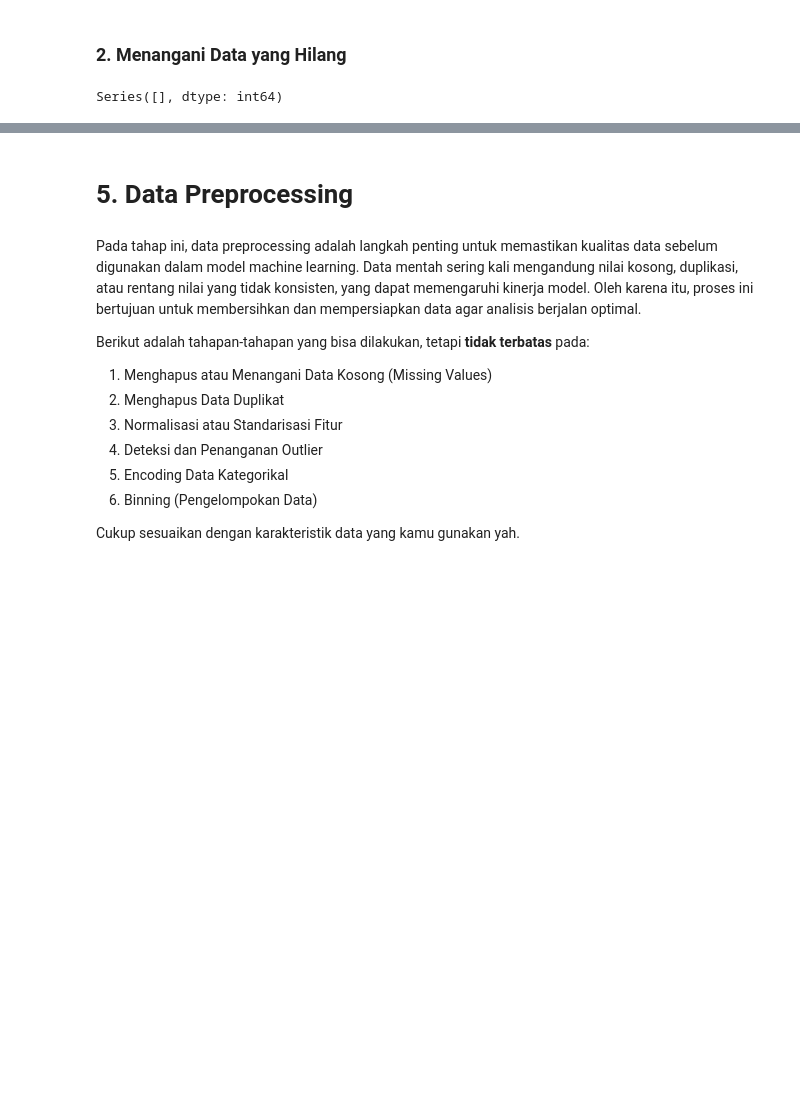
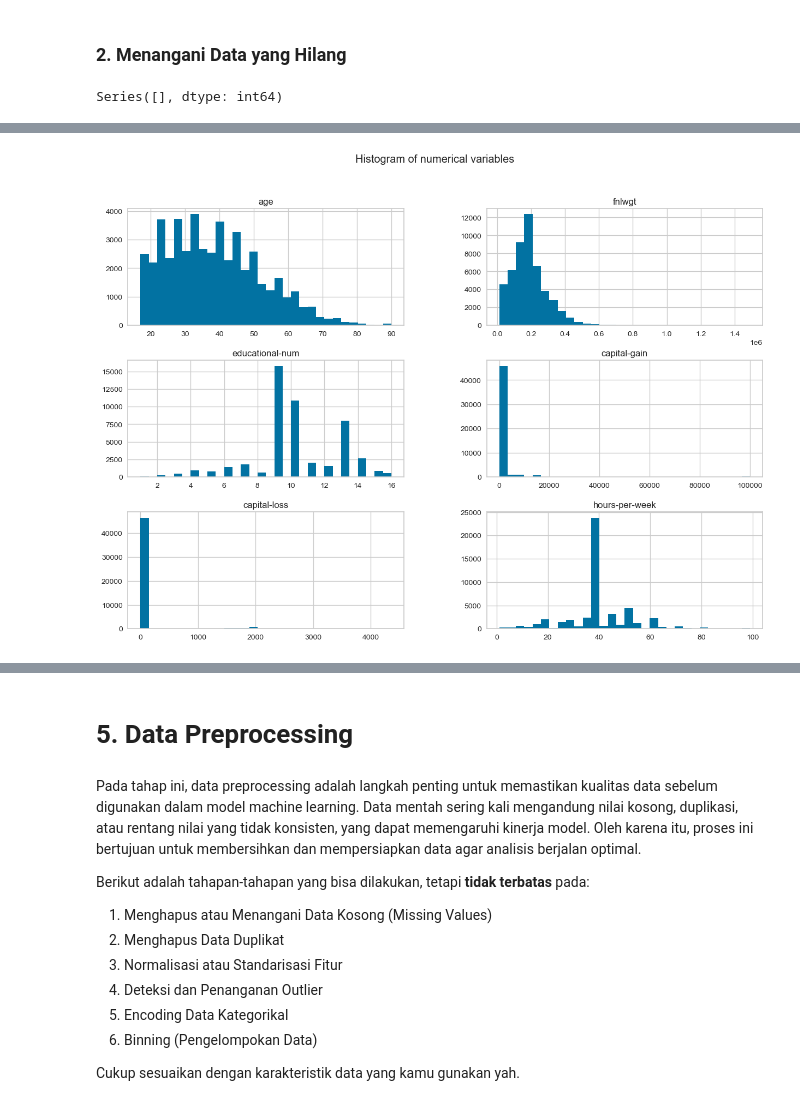
Before and after one commit to gerynsb/Project_ML_Clustering, a Jupyter notebook: [Clustering]_Submission_Akhir_BMLP_Dean Gery Pasamba.ipynb, the cells around one changed output, grey strips where cells are left out. Cells and saved outputs as stored; diff of their text form; code cells hidden in the pictures; blank space fills up the shorter version.

```diff
--- a/[Clustering]_Submission_Akhir_BMLP_Dean Gery Pasamba.ipynb
+++ b/[Clustering]_Submission_Akhir_BMLP_Dean Gery Pasamba.ipynb
@@ -110,0 +135,7 @@ Dikarenakan dari hasil peninjauan tidak ditemukan data yang hilang maka langkah
+# %%
+# Menampilkan histogram untuk distribusi frekuensi
+df.hist(bins=30, figsize=(15,10))
+plt.suptitle('Histogram of numerical variables')
+plt.show()
+# %% [output]
+[figure, added]
```
Also changed, not shown: parts of 10 cells of this notebook.
